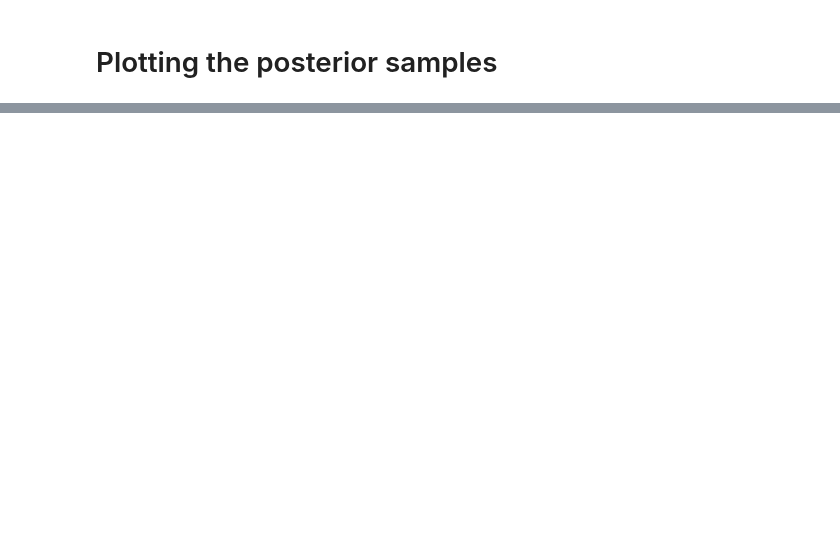
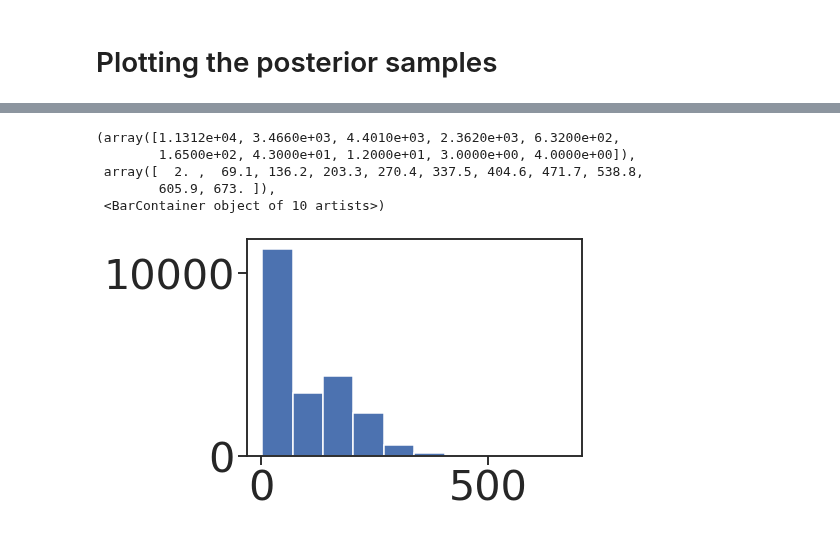
Before and after one commit to narendramukherjee/reputation-systems, a Jupyter notebook: snpe/notebooks/marketplace_simulator_analysis.ipynb, the cells around one changed output, grey strips where cells are left out. Cells and saved outputs as stored; diff of their text form; code cells hidden in the pictures; blank space fills up the shorter version.

```diff
--- a/snpe/notebooks/marketplace_simulator_analysis.ipynb
+++ b/snpe/notebooks/marketplace_simulator_analysis.ipynb
@@ -460,3 +530,13 @@ array([[ 0.,  0.,  0.,  0.,  0.],
        [ 2.,  1.,  5.,  7., 29.],
        [ 2.,  1.,  5.,  7., 30.]])
 [interactive output not drawn]
+# %%
+device="cuda"
+parameter_prior = sbi.utils.BoxUniform(
+    low=torch.tensor([0.0, 0.0, 0.0]).type(torch.FloatTensor),
+    high=torch.tensor([4.0, 4.0, 1.0]).type(torch.FloatTensor),
+    device=device,
+)
+inferrer = inference_class.TimeSeriesInference(
+    parameter_prior=parameter_prior, device=device
+)
@@ -462,0 +545,6 @@ array([[ 0.,  0.,  0.,  0.,  0.],
+# %%
+inferrer.load_simulator(
+    dirname=ARTIFACT_PATH,
+    simulator_type="marketplace",
+    simulation_type="timeseries",
+)
@@ -462,0 +553,2 @@ array([[ 0.,  0.,  0.,  0.,  0.],
+# %%
+inferrer.load_inference(dirname=ARTIFACT_PATH)
@@ -462,0 +604,10 @@ array([[ 0.,  0.,  0.,  0.,  0.],
+# %%
+num_reviews = [prod.shape[0] for prod in inferrer.simulator.simulations]
+plt.hist(num_reviews)
+# %% [output]
+(array([1.1312e+04, 3.4660e+03, 4.4010e+03, 2.3620e+03, 6.3200e+02,
+        1.6500e+02, 4.3000e+01, 1.2000e+01, 3.0000e+00, 4.0000e+00]),
+ array([  2. ,  69.1, 136.2, 203.3, 270.4, 337.5, 404.6, 471.7, 538.8,
+        605.9, 673. ]),
+ <BarContainer object of 10 artists>)
+[figure, added]
```
Also changed, not shown: parts of 29 cells of this notebook.
